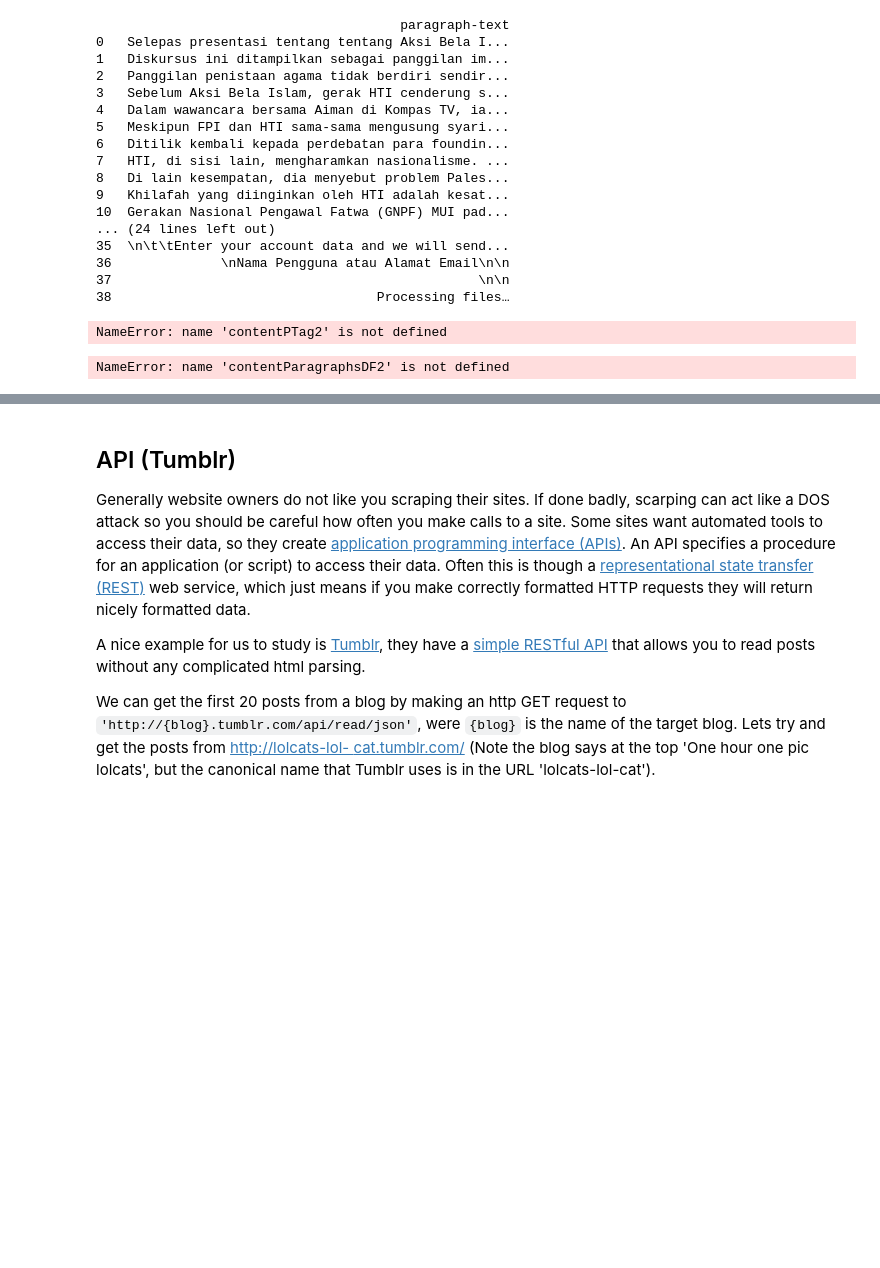
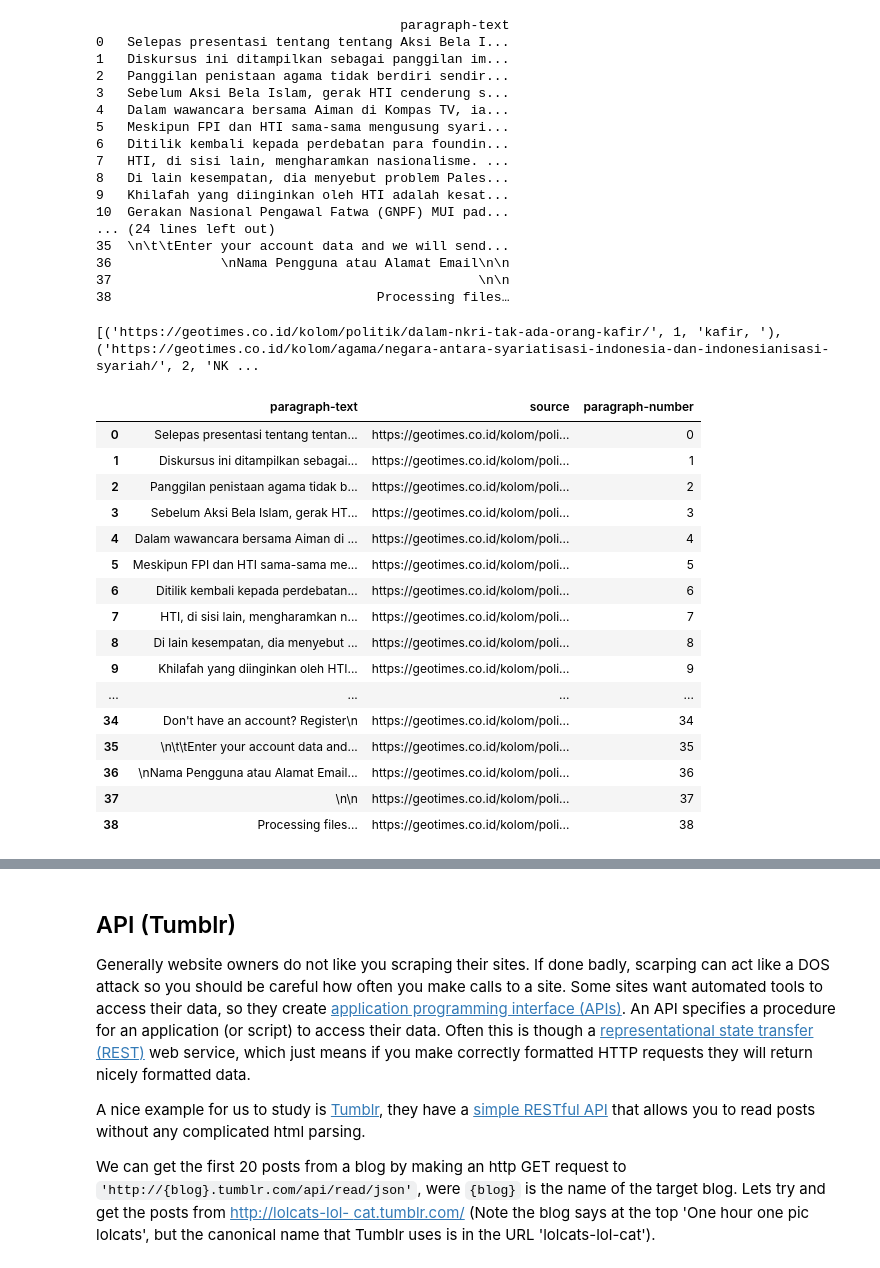
Before and after one commit to zahraamalias/content-analysis-2018, a Jupyter notebook: 1-Intro/1-intro.ipynb, the cells around one changed output, grey strips where cells are left out. Drawn from its saved outputs; the diff is of its cells as text; code cells hidden in the pictures; blank space fills up the shorter version.

```diff
--- a/1-Intro/1-intro.ipynb
+++ b/1-Intro/1-intro.ipynb
@@ -515,15 +515,15 @@ otherPAgeURLS = []
 #We also want to know where the links come from so we also will get:
 #the paragraph number
 #the word the link is in
-for paragraphNum, pTag in enumerate(contentPTag2):
-    #we only want hrefs that link to geotimes pages
-    tagLinks = pTag.findAll('a', href=re.compile('/geotimes/'), class_=False)
+for paragraphNum, pTag in enumerate(contentPtag2):
+    #looking for hrefs
+    tagLinks = pTag.findAll('a')
     for aTag in tagLinks:
-        #We need to extract the url from the <a> tag
+        #extracting the url from the <a> tag
         relurl = aTag.get('href')
         linkText = aTag.text
-        #wgeotimes_base_url is the base we can use the urllib joining function to merge them
-        #Giving a nice structured tupe like this means we can use tuple expansion later
+        #geotimes_base_url is the base we can use the urllib joining function to merge them
+        #giving a nice structured tupe like this means we can use tuple expansion later
         otherPAgeURLS.append((
             urllib.parse.urljoin(geotimes_base_url, relurl),
             paragraphNum,
@@ -531,11 +531,27 @@ for paragraphNum, pTag in enumerate(contentPTag2):
         ))
 print(otherPAgeURLS[:10])
 # %% [output]
-NameError: name 'contentPTag2' is not defined
+[('https://geotimes.co.id/kolom/politik/dalam-nkri-tak-ada-orang-kafir/', 1, 'kafir, '), ('https://geotimes.co.id/kolom/agama/negara-antara-syariatisasi-indonesia-dan-indonesianisasi-syariah/', 2, 'NK ...
 # %%
-contentParagraphsDF2['source'] = [geotimes_politik_hti] * len(contentParagraphsDF2['paragraph-text'])
-contentParagraphsDF2['paragraph-number'] = range(len(contentParagraphsDF2['paragraph-text']))
+contentParagraphDF2['source'] = [geotimes_politik_hti] * len(contentParagraphDF2['paragraph-text'])
+contentParagraphDF2['paragraph-number'] = range(len(contentParagraphDF2['paragraph-text']))
 
-contentParagraphsDF2
+contentParagraphDF2
 # %% [output]
-NameError: name 'contentParagraphsDF2' is not defined
+|  | paragraph-text | source | paragraph-number |
+| 0 | Selepas presentasi tentang tentan... | https://geotimes.co.id/kolom/poli... | 0 |
+| 1 | Diskursus ini ditampilkan sebagai... | https://geotimes.co.id/kolom/poli... | 1 |
+| 2 | Panggilan penistaan agama tidak b... | https://geotimes.co.id/kolom/poli... | 2 |
+| 3 | Sebelum Aksi Bela Islam, gerak HT... | https://geotimes.co.id/kolom/poli... | 3 |
+| 4 | Dalam wawancara bersama Aiman di ... | https://geotimes.co.id/kolom/poli... | 4 |
+| 5 | Meskipun FPI dan HTI sama-sama me... | https://geotimes.co.id/kolom/poli... | 5 |
+| 6 | Ditilik kembali kepada perdebatan... | https://geotimes.co.id/kolom/poli... | 6 |
+| 7 | HTI, di sisi lain, mengharamkan n... | https://geotimes.co.id/kolom/poli... | 7 |
+| 8 | Di lain kesempatan, dia menyebut ... | https://geotimes.co.id/kolom/poli... | 8 |
+| 9 | Khilafah yang diinginkan oleh HTI... | https://geotimes.co.id/kolom/poli... | 9 |
+| ... | ... | ... | ... |
+| 34 | Don't have an account? Register\n | https://geotimes.co.id/kolom/poli... | 34 |
+| 35 | \n\t\tEnter your account data and... | https://geotimes.co.id/kolom/poli... | 35 |
+| 36 | \nNama Pengguna atau Alamat Email... | https://geotimes.co.id/kolom/poli... | 36 |
+| 37 | \n\n | https://geotimes.co.id/kolom/poli... | 37 |
+| 38 | Processing files… | https://geotimes.co.id/kolom/poli... | 38 |
```
Also changed, not shown: parts of 11 cells of this notebook, 3 other files.
